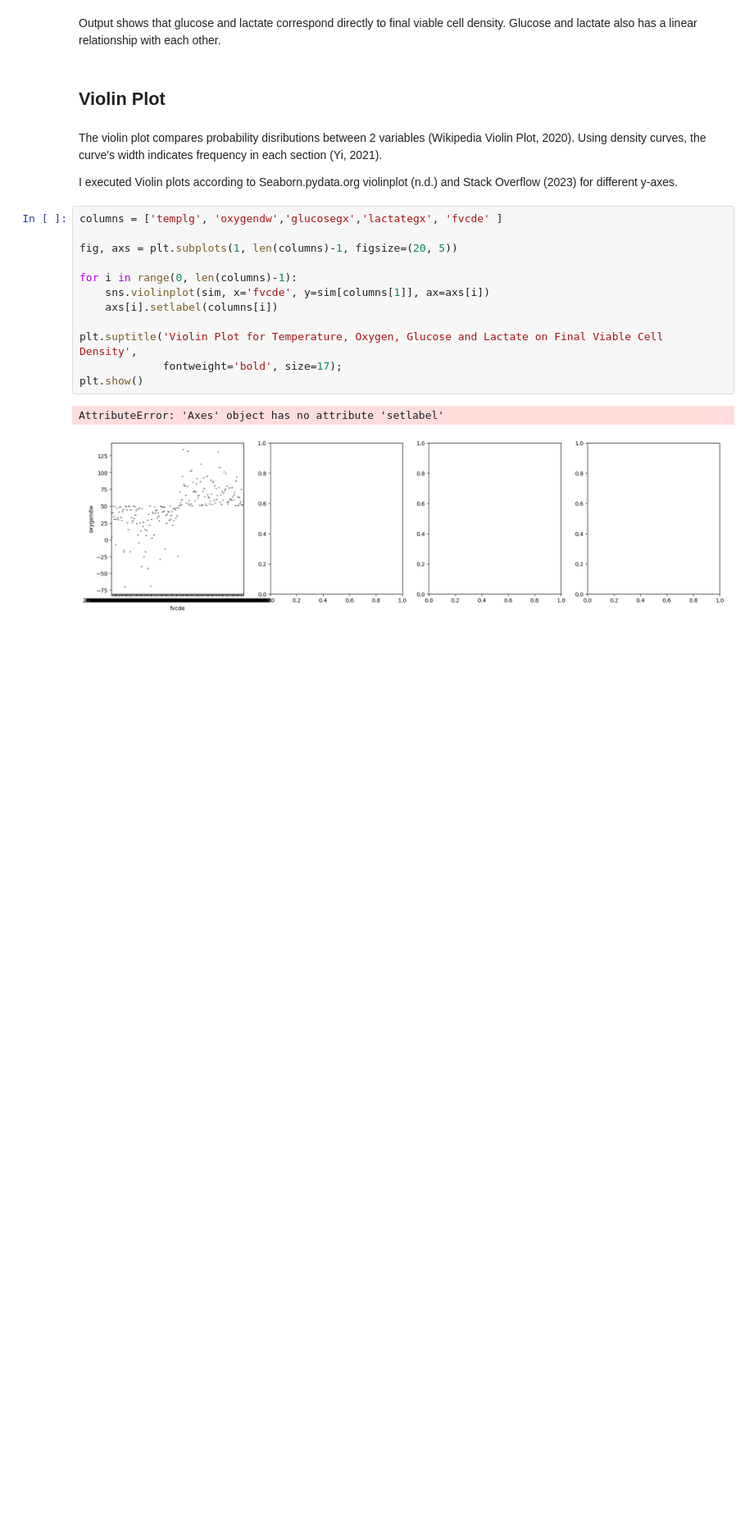
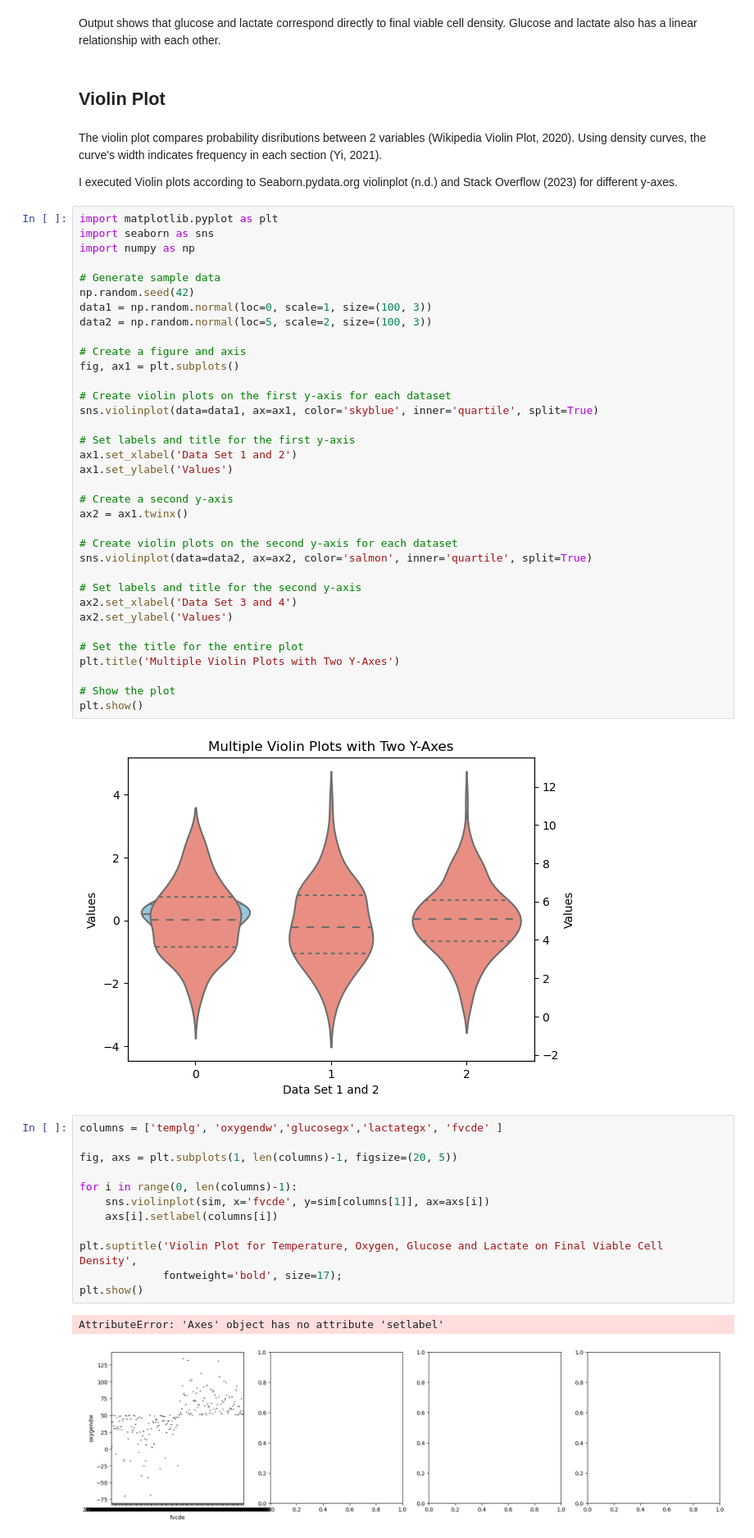
Before and after one commit to nurbujang/1progdaw23, a Jupyter notebook: project1.ipynb, the cells around one changed output. Shown at 82% size. Drawn from its saved outputs; the diff is of its cells as text; blank space fills up the shorter version.

```diff
--- a/project1.ipynb
+++ b/project1.ipynb
@@ -733,6 +459,43 @@ Output shows that glucose and lactate correspond directly to final viable cell d
 The violin plot compares probability disributions between 2 variables (Wikipedia Violin Plot, 2020). Using density curves, the curve's width indicates frequency in each section (Yi, 2021).
 
 I executed Violin plots according to Seaborn.pydata.org violinplot (n.d.) and Stack Overflow (2023) for different y-axes.
+# %%
+import matplotlib.pyplot as plt
+import seaborn as sns
+import numpy as np
+
+# Generate sample data
+np.random.seed(42)
+data1 = np.random.normal(loc=0, scale=1, size=(100, 3))
+data2 = np.random.normal(loc=5, scale=2, size=(100, 3))
+
+# Create a figure and axis
+fig, ax1 = plt.subplots()
+
+# Create violin plots on the first y-axis for each dataset
+sns.violinplot(data=data1, ax=ax1, color='skyblue', inner='quartile', split=True)
+
+# Set labels and title for the first y-axis
+ax1.set_xlabel('Data Set 1 and 2')
+ax1.set_ylabel('Values')
+
+# Create a second y-axis
+ax2 = ax1.twinx()
+
+# Create violin plots on the second y-axis for each dataset
+sns.violinplot(data=data2, ax=ax2, color='salmon', inner='quartile', split=True)
+
+# Set labels and title for the second y-axis
+ax2.set_xlabel('Data Set 3 and 4')
+ax2.set_ylabel('Values')
+
+# Set the title for the entire plot
+plt.title('Multiple Violin Plots with Two Y-Axes')
+
+# Show the plot
+plt.show()
+# %% [output]
+[figure, added]
 # %%
 columns = ['templg', 'oxygendw','glucosegx','lactategx', 'fvcde' ]
 
```
Also changed, not shown: parts of 33 cells of this notebook, 1 other file.
